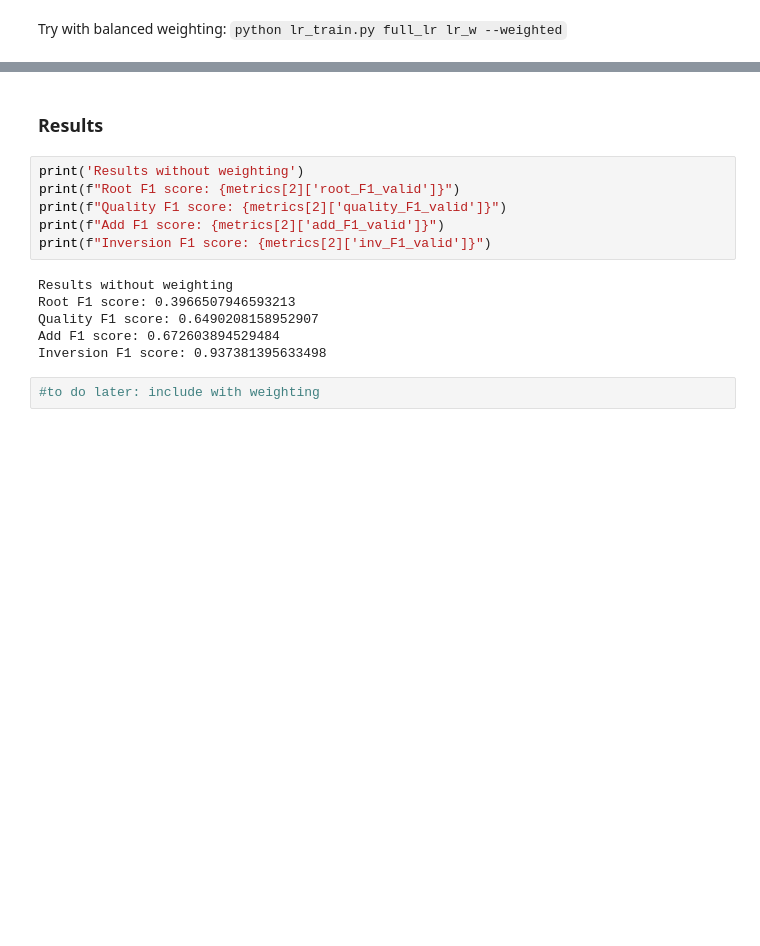
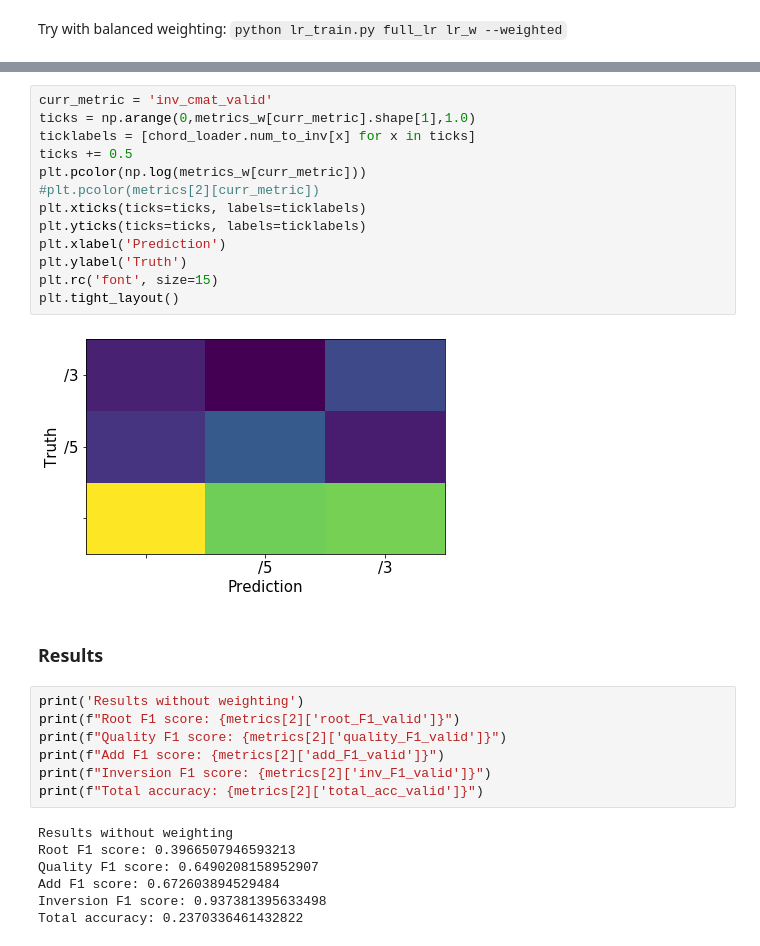
Before and after one commit to tristanlmiller/auto-guitar-tabs, a Jupyter notebook: Logistic Regression model.ipynb, the cells around one changed output, grey strips where cells are left out. Cells and saved outputs as stored; diff of their text form; blank space fills up the shorter version.

```diff
--- a/Logistic Regression model.ipynb
+++ b/Logistic Regression model.ipynb
@@ -520,3 +565,18 @@ FileNotFoundError: [Errno 2] No such file or directory: 'Models/lr_w.pkl'
+# %%
+curr_metric = 'inv_cmat_valid'
+ticks = np.arange(0,metrics_w[curr_metric].shape[1],1.0)
+ticklabels = [chord_loader.num_to_inv[x] for x in ticks]
+ticks += 0.5
+plt.pcolor(np.log(metrics_w[curr_metric]))
+#plt.pcolor(metrics[2][curr_metric])
+plt.xticks(ticks=ticks, labels=ticklabels)
+plt.yticks(ticks=ticks, labels=ticklabels)
+plt.xlabel('Prediction')
+plt.ylabel('Truth')
+plt.rc('font', size=15)
+plt.tight_layout()
+# %% [output]
+[figure, added]
 # %% [markdown]
 ### Results
 # %%
@@ -525,11 +585,11 @@ print(f"Root F1 score: {metrics[2]['root_F1_valid']}")
 print(f"Quality F1 score: {metrics[2]['quality_F1_valid']}")
 print(f"Add F1 score: {metrics[2]['add_F1_valid']}")
 print(f"Inversion F1 score: {metrics[2]['inv_F1_valid']}")
+print(f"Total accuracy: {metrics[2]['total_acc_valid']}")
 # %% [output]
 Results without weighting
 Root F1 score: 0.3966507946593213
 Quality F1 score: 0.6490208158952907
 Add F1 score: 0.672603894529484
 Inversion F1 score: 0.937381395633498
+Total accuracy: 0.2370336461432822
-# %%
-#to do later: include with weighting
```
Also changed, not shown: parts of 7 cells of this notebook, 2 other files.
